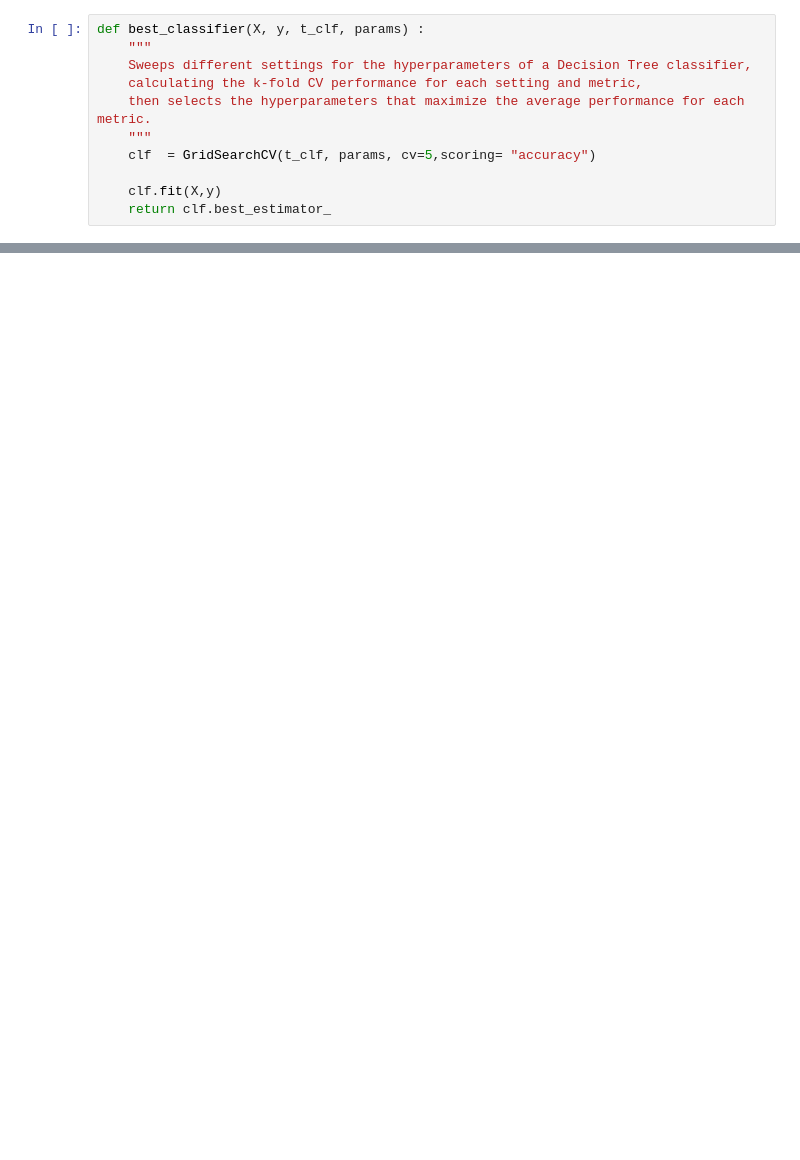
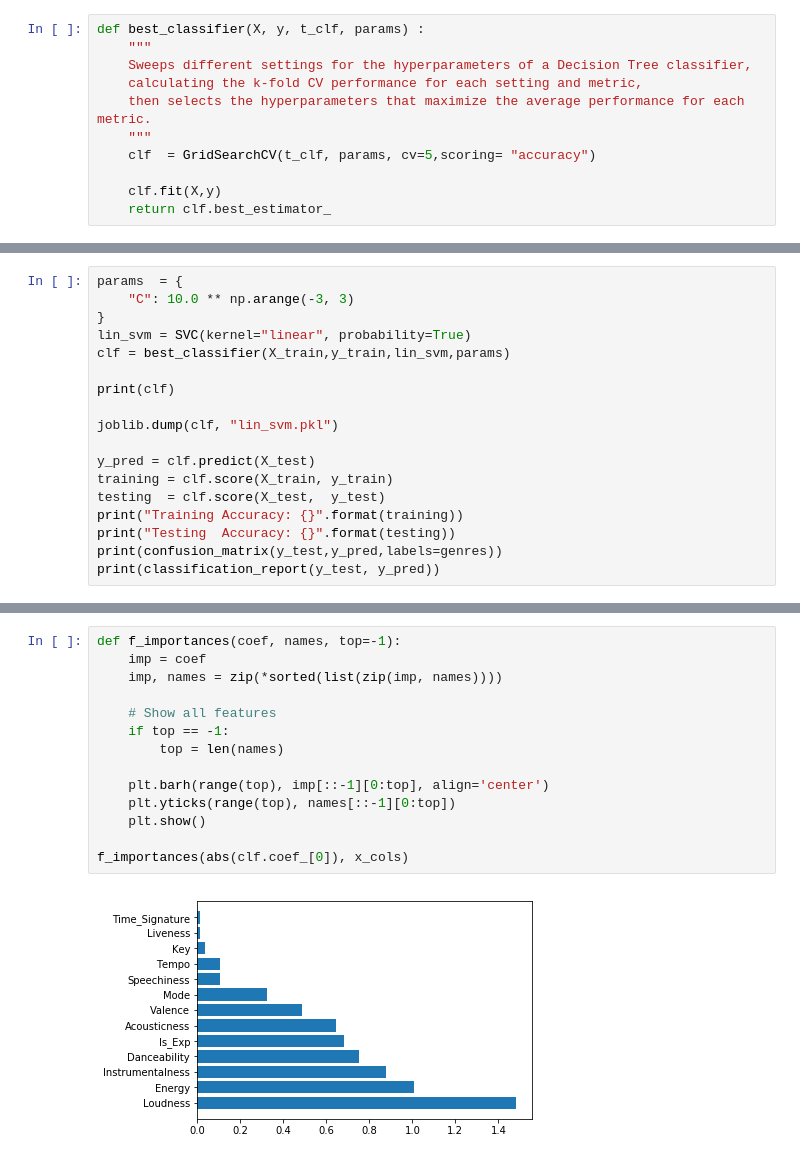
Before and after one commit to ml-project-group-8/music-genre-predictor, a Jupyter notebook: source/Generalize.ipynb, the cells around one changed output, grey strips where cells are left out. Cells and saved outputs as stored; diff of their text form; blank space fills up the shorter version.

```diff
--- a/source/Generalize.ipynb
+++ b/source/Generalize.ipynb
@@ -278,0 +232,18 @@ Dummy classifier accuracy is
+# %%
+params  = {
+    "C": 10.0 ** np.arange(-3, 3)
+}
+lin_svm = SVC(kernel="linear", probability=True)
+clf = best_classifier(X_train,y_train,lin_svm,params)
+
+print(clf)
+
+joblib.dump(clf, "lin_svm.pkl")
+
+y_pred = clf.predict(X_test)
+training = clf.score(X_train, y_train)
+testing  = clf.score(X_test,  y_test)
+print("Training Accuracy: {}".format(training))
+print("Testing  Accuracy: {}".format(testing))
+print(confusion_matrix(y_test,y_pred,labels=genres))
+print(classification_report(y_test, y_pred))
@@ -278,0 +268,16 @@ Dummy classifier accuracy is
+# %%
+def f_importances(coef, names, top=-1):
+    imp = coef
+    imp, names = zip(*sorted(list(zip(imp, names))))
+
+    # Show all features
+    if top == -1:
+        top = len(names)
+
+    plt.barh(range(top), imp[::-1][0:top], align='center')
+    plt.yticks(range(top), names[::-1][0:top])
+    plt.show()
+
+f_importances(abs(clf.coef_[0]), x_cols)
+# %% [output]
+[figure, added]
```
Also changed, not shown: parts of 11 cells of this notebook.
